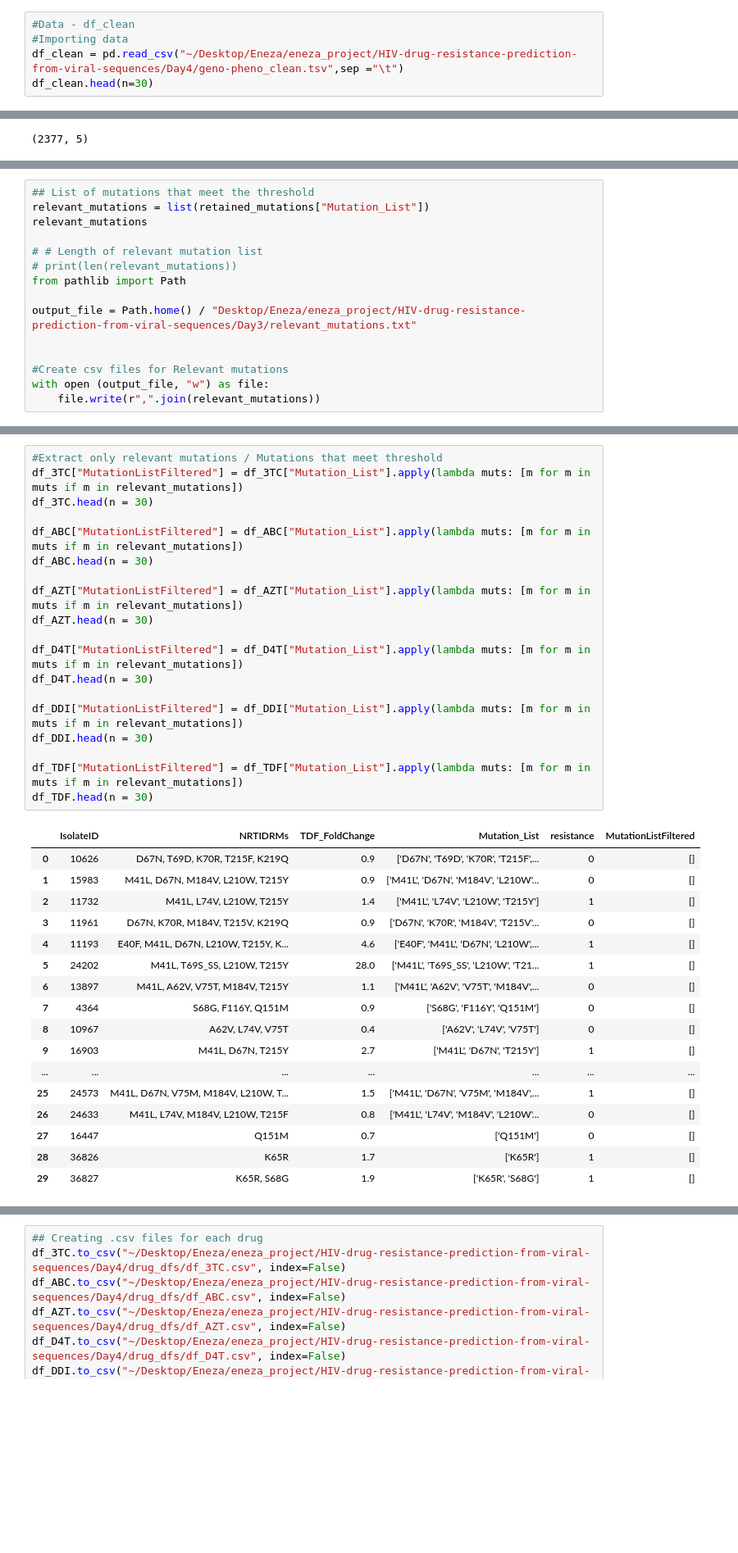
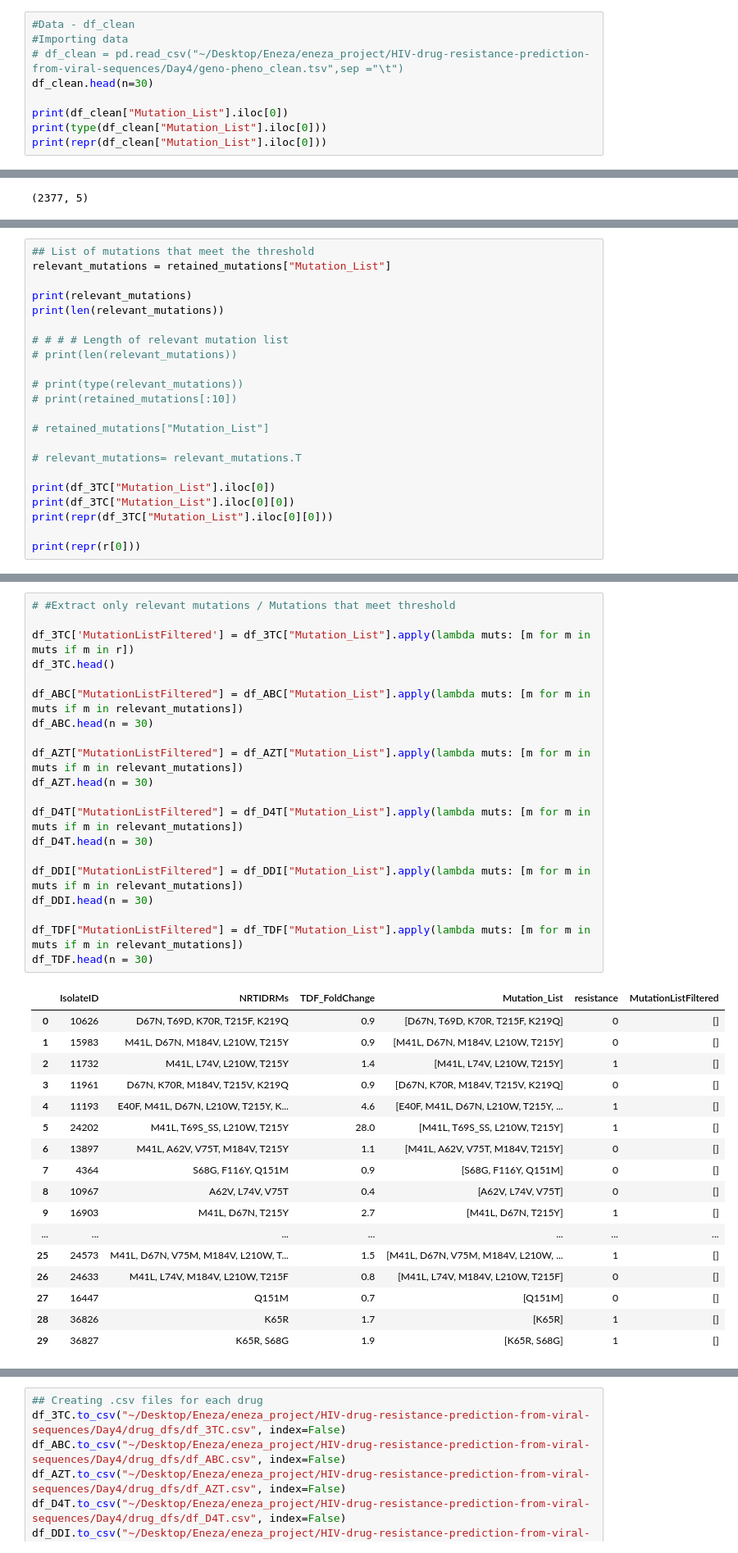
Before and after one commit to NoelOkumu/Eneza-Data-Science-Residential-training-2026, a Jupyter notebook: Day1/mutatio_profile1.ipynb, the cells around one changed output, grey strips where cells are left out. Shown at 82% size. Saved outputs shown, nothing was run; the diff lists cells and outputs as text; blank space fills up the shorter version.

```diff
--- a/Day1/mutatio_profile1.ipynb
+++ b/Day1/mutatio_profile1.ipynb
@@ -406,6 +380,10 @@ retained_mutations.shape
 # %%
 #Data - df_clean
 #Importing data
-df_clean = pd.read_csv("~/Desktop/Eneza/eneza_project/HIV-drug-resistance-prediction-from-viral-sequences/Day4/geno-pheno_clean.tsv",sep ="\t")
+# df_clean = pd.read_csv("~/Desktop/Eneza/eneza_project/HIV-drug-resistance-prediction-from-viral-sequences/Day4/geno-pheno_clean.tsv",sep ="\t")
 df_clean.head(n=30)
+
+print(df_clean["Mutation_List"].iloc[0])
+print(type(df_clean["Mutation_List"].iloc[0]))
+print(repr(df_clean["Mutation_List"].iloc[0]))
 # %% [output]
@@ -596,15 +561,22 @@ Tenofovir Disoproxil; Viread (TDF) subsetting .....
 # %%
 ## List of mutations that meet the threshold
-relevant_mutations = list(retained_mutations["Mutation_List"])
-relevant_mutations
+relevant_mutations = retained_mutations["Mutation_List"]
 
-# # Length of relevant mutation list
+print(relevant_mutations)
+print(len(relevant_mutations))
+
+# # # # Length of relevant mutation list
 # print(len(relevant_mutations))
-from pathlib import Path
 
-output_file = Path.home() / "Desktop/Eneza/eneza_project/HIV-drug-resistance-prediction-from-viral-sequences/Day3/relevant_mutations.txt"
+# print(type(relevant_mutations))
+# print(retained_mutations[:10])
 
+# retained_mutations["Mutation_List"]
 
-#Create csv files for Relevant mutations
-with open (output_file, "w") as file:
-    file.write(r",".join(relevant_mutations))
+# relevant_mutations= relevant_mutations.T
+
+print(df_3TC["Mutation_List"].iloc[0])
+print(df_3TC["Mutation_List"].iloc[0][0])
+print(repr(df_3TC["Mutation_List"].iloc[0][0]))
+
+print(repr(r[0]))
@@ -611,37 +610,38 @@ with open (output_file, "w") as file:
 # %%
-#Extract only relevant mutations / Mutations that meet threshold
-df_3TC["MutationListFiltered"] = df_3TC["Mutation_List"].apply(lambda muts: [m for m in muts if m in relevant_mutations])
-df_3TC.head(n = 30)
+# #Extract only relevant mutations / Mutations that meet threshold
+
+df_3TC['MutationListFiltered'] = df_3TC["Mutation_List"].apply(lambda muts: [m for m in muts if m in r])
+df_3TC.head()
 
 df_ABC["MutationListFiltered"] = df_ABC["Mutation_List"].apply(lambda muts: [m for m in muts if m in relevant_mutations])
 df_ABC.head(n = 30)
 
 df_AZT["MutationListFiltered"] = df_AZT["Mutation_List"].apply(lambda muts: [m for m in muts if m in relevant_mutations])
 df_AZT.head(n = 30)
 
 df_D4T["MutationListFiltered"] = df_D4T["Mutation_List"].apply(lambda muts: [m for m in muts if m in relevant_mutations])
 df_D4T.head(n = 30)
 
 df_DDI["MutationListFiltered"] = df_DDI["Mutation_List"].apply(lambda muts: [m for m in muts if m in relevant_mutations])
 df_DDI.head(n = 30)
 
 df_TDF["MutationListFiltered"] = df_TDF["Mutation_List"].apply(lambda muts: [m for m in muts if m in relevant_mutations])
 df_TDF.head(n = 30)
 # %% [output]
 |  | IsolateID | NRTIDRMs | TDF_FoldChange | Mutation_List | resistance | MutationListFiltered |
-| 0 | 10626 | D67N, T69D, K70R, T215F, K219Q | 0.9 | ['D67N', 'T69D', 'K70R', 'T215F',... | 0 | [] |
-| 1 | 15983 | M41L, D67N, M184V, L210W, T215Y | 0.9 | ['M41L', 'D67N', 'M184V', 'L210W'... | 0 | [] |
-| 2 | 11732 | M41L, L74V, L210W, T215Y | 1.4 | ['M41L', 'L74V', 'L210W', 'T215Y'] | 1 | [] |
-| 3 | 11961 | D67N, K70R, M184V, T215V, K219Q | 0.9 | ['D67N', 'K70R', 'M184V', 'T215V'... | 0 | [] |
-| 4 | 11193 | E40F, M41L, D67N, L210W, T215Y, K... | 4.6 | ['E40F', 'M41L', 'D67N', 'L210W',... | 1 | [] |
-| 5 | 24202 | M41L, T69S_SS, L210W, T215Y | 28.0 | ['M41L', 'T69S_SS', 'L210W', 'T21... | 1 | [] |
-| 6 | 13897 | M41L, A62V, V75T, M184V, T215Y | 1.1 | ['M41L', 'A62V', 'V75T', 'M184V',... | 0 | [] |
-| 7 | 4364 | S68G, F116Y, Q151M | 0.9 | ['S68G', 'F116Y', 'Q151M'] | 0 | [] |
-| 8 | 10967 | A62V, L74V, V75T | 0.4 | ['A62V', 'L74V', 'V75T'] | 0 | [] |
-| 9 | 16903 | M41L, D67N, T215Y | 2.7 | ['M41L', 'D67N', 'T215Y'] | 1 | [] |
+| 0 | 10626 | D67N, T69D, K70R, T215F, K219Q | 0.9 | [D67N, T69D, K70R, T215F, K219Q] | 0 | [] |
+| 1 | 15983 | M41L, D67N, M184V, L210W, T215Y | 0.9 | [M41L, D67N, M184V, L210W, T215Y] | 0 | [] |
+| 2 | 11732 | M41L, L74V, L210W, T215Y | 1.4 | [M41L, L74V, L210W, T215Y] | 1 | [] |
+| 3 | 11961 | D67N, K70R, M184V, T215V, K219Q | 0.9 | [D67N, K70R, M184V, T215V, K219Q] | 0 | [] |
+| 4 | 11193 | E40F, M41L, D67N, L210W, T215Y, K... | 4.6 | [E40F, M41L, D67N, L210W, T215Y, ... | 1 | [] |
+| 5 | 24202 | M41L, T69S_SS, L210W, T215Y | 28.0 | [M41L, T69S_SS, L210W, T215Y] | 1 | [] |
+| 6 | 13897 | M41L, A62V, V75T, M184V, T215Y | 1.1 | [M41L, A62V, V75T, M184V, T215Y] | 0 | [] |
+| 7 | 4364 | S68G, F116Y, Q151M | 0.9 | [S68G, F116Y, Q151M] | 0 | [] |
+| 8 | 10967 | A62V, L74V, V75T | 0.4 | [A62V, L74V, V75T] | 0 | [] |
+| 9 | 16903 | M41L, D67N, T215Y | 2.7 | [M41L, D67N, T215Y] | 1 | [] |
 | ... | ... | ... | ... | ... | ... | ... |
-| 25 | 24573 | M41L, D67N, V75M, M184V, L210W, T... | 1.5 | ['M41L', 'D67N', 'V75M', 'M184V',... | 1 | [] |
-| 26 | 24633 | M41L, L74V, M184V, L210W, T215F | 0.8 | ['M41L', 'L74V', 'M184V', 'L210W'... | 0 | [] |
-| 27 | 16447 | Q151M | 0.7 | ['Q151M'] | 0 | [] |
-| 28 | 36826 | K65R | 1.7 | ['K65R'] | 1 | [] |
-| 29 | 36827 | K65R, S68G | 1.9 | ['K65R', 'S68G'] | 1 | [] |
+| 25 | 24573 | M41L, D67N, V75M, M184V, L210W, T... | 1.5 | [M41L, D67N, V75M, M184V, L210W, ... | 1 | [] |
+| 26 | 24633 | M41L, L74V, M184V, L210W, T215F | 0.8 | [M41L, L74V, M184V, L210W, T215F] | 0 | [] |
+| 27 | 16447 | Q151M | 0.7 | [Q151M] | 0 | [] |
+| 28 | 36826 | K65R | 1.7 | [K65R] | 1 | [] |
+| 29 | 36827 | K65R, S68G | 1.9 | [K65R, S68G] | 1 | [] |
```
Also changed, not shown: parts of 19 cells of this notebook, 1 other file.
